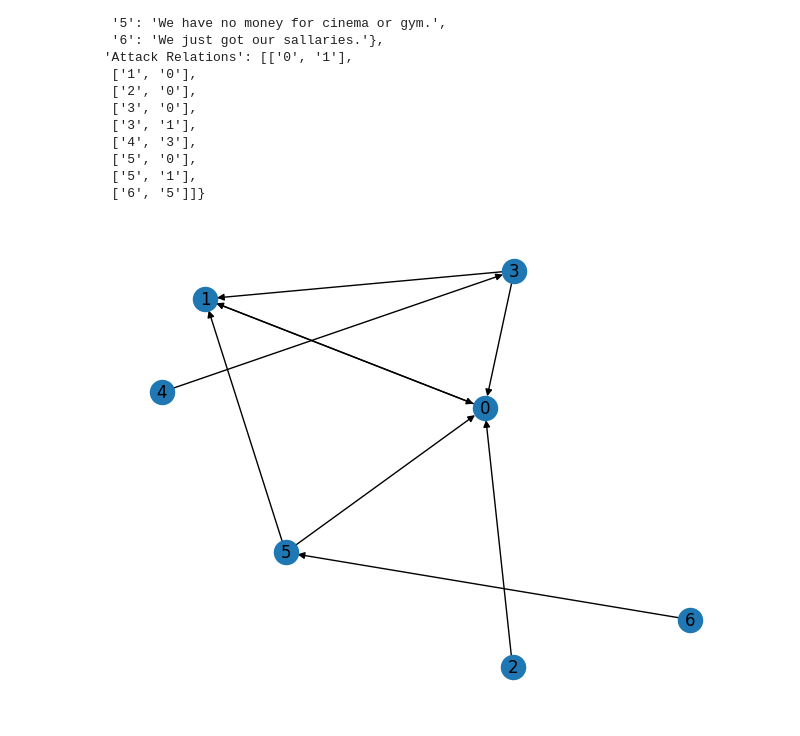
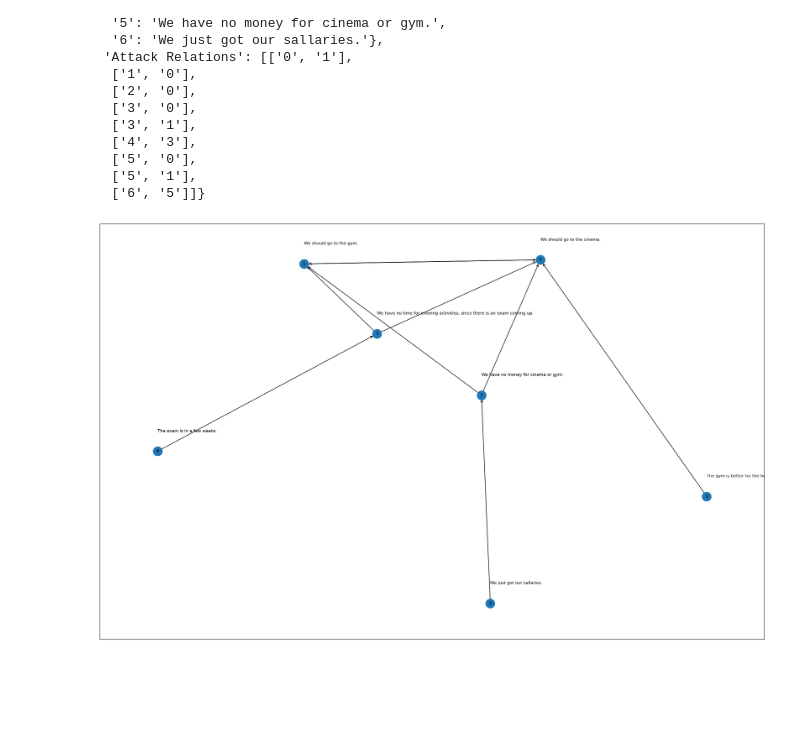
Before and after one commit to matercomus/KR_2023_G16, a Jupyter notebook: playground.ipynb, the cells around one changed output. Cells and saved outputs as stored; diff of their text form; code cells hidden in the pictures; blank space fills up the shorter version.

Commit message:
added drawing the graph with the sentences

```diff
--- a/playground.ipynb
+++ b/playground.ipynb
@@ -25,18 +25,39 @@ data
 # %%
 import networkx as nx
 import matplotlib.pyplot as plt
 
 # Initialize a directed graph
 G = nx.DiGraph()
 
 # Add nodes to the graph
 G.add_nodes_from(data['Arguments'].keys())
 
 # Add edges to the graph
 G.add_edges_from(data['Attack Relations'])
 
-# Draw the graph
-nx.draw(G, with_labels=True)
+# Define position layout
+pos = nx.spring_layout(G)
+
+# Create a figure with a specific size (width, height)
+plt.figure(figsize=(16, 10))
+
+# Draw the nodes
+nx.draw_networkx_nodes(G, pos)
+
+# Draw the edges
+nx.draw_networkx_edges(G, pos, edge_color='black', arrowstyle='->', arrowsize=10)
+
+# Draw the node labels (which are the keys)
+nx.draw_networkx_labels(G, pos, font_size=8)
+
+# Draw the argument text next to the nodes
+argument_text = {k: '{}'.format(v) for k, v in data['Arguments'].items()}
+pos_higher = {k: (v[0], v[1]+0.1) for k, v in pos.items()}  # positions for argument text
+nx.draw_networkx_labels(G, pos_higher, labels=argument_text, horizontalalignment='left', font_size=8)
+
+# Adjust the figure's margins
+plt.subplots_adjust(left=0.1, right=1.2, top=1.2, bottom=0.1)
+
 plt.show()
 # %% [output]
-[figure, old version]
+[figure, new version]
```
